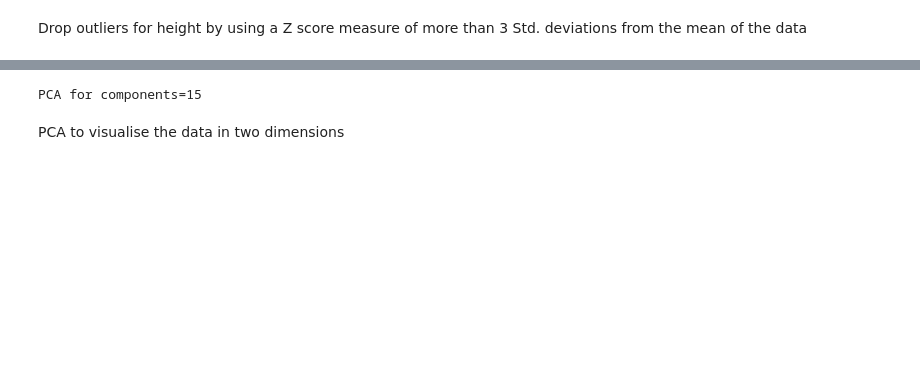
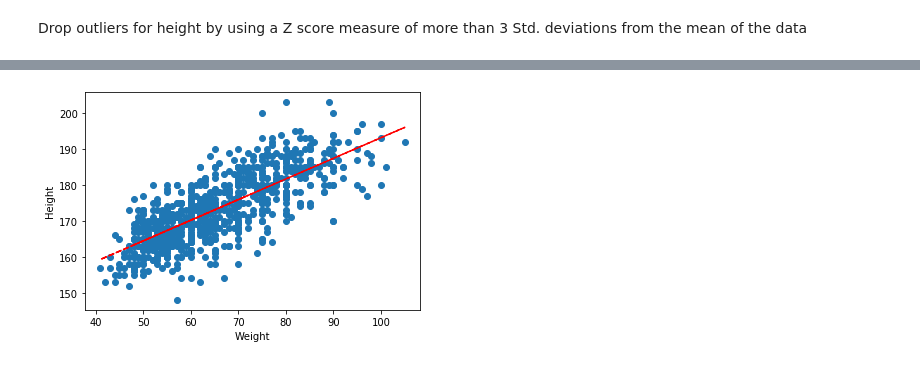
Before and after one commit to jaimindp/Kaggle, a Jupyter notebook: young-people-survey/Kaggle young people survey analysis.ipynb, the cells around one changed output, grey strips where cells are left out. Saved outputs shown, nothing was run; the diff lists cells and outputs as text; code cells hidden in the pictures; blank space fills up the shorter version.

```diff
--- a/young-people-survey/Kaggle young people survey analysis.ipynb
+++ b/young-people-survey/Kaggle young people survey analysis.ipynb
@@ -829,17 +345,0 @@ plt.show()
-# %%
-# Run K means for number of components
-
-
-for n in [15]: # why do we use 15 here
-    print("PCA for components=%d" %n)
-    pca_km = PCA(n_components=n)
-    clean_reduced = pca_km.fit_transform(pca_scaled)
-
-    for n_k in range(6): # why do we use 6 here
-        kmeans_red_pca = KMeans(n_clusters = n)
-        reduced_cluster_labels = kmeans_red_pca.fit_predict(clean_reduced)
-        centers_km=kmeans_red_pca.cluster_centers_
-
-#         silhouette_analysis(clean_reduced,reduced_cluster_labels,n,'Kmeans','Kmeans After PCA for components %d' %n)
-# %% [output]
-PCA for components=15
@@ -853,2 +346,6 @@ feature_df = one_hot_encode_feature_df(clean, cat_vars = features_categories, nu
-# %% [markdown]
-PCA to visualise the data in two dimensions
+# %%
+z = np.abs(stats.zscore(clean[features_numeric]))
+height_df = clean[(z < 3).all(axis=1)]
+plot_corr(height_df.Weight,height_df.Height,'Weight','Height')
+# %% [output]
+[figure, added]
```
Also changed, not shown: parts of 88 cells of this notebook, 3 other files.
